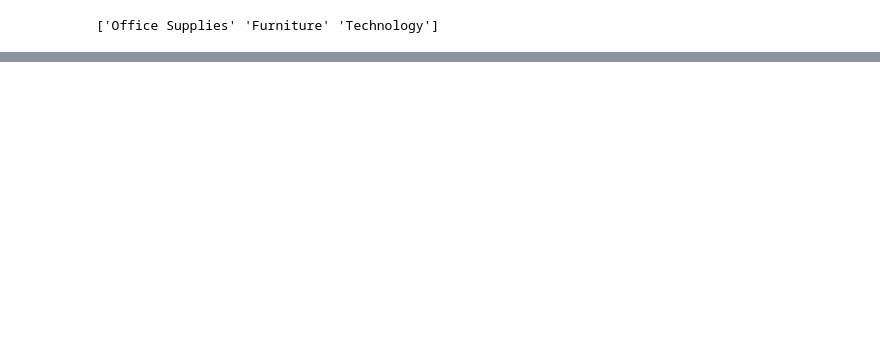
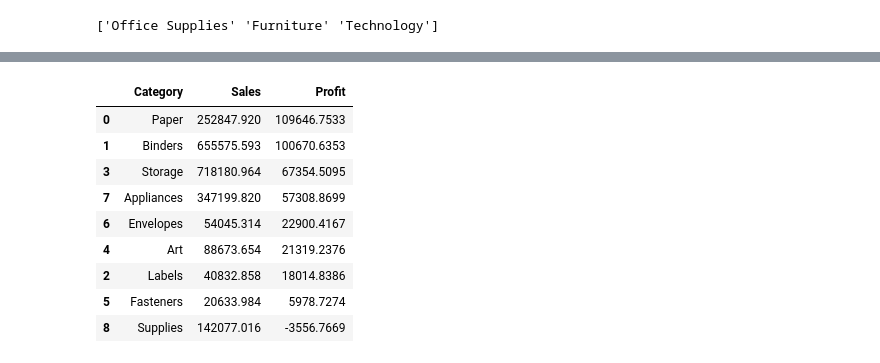
Before and after one commit to Abdullah-Bakhshov/overfitting_outlaws, a Jupyter notebook: SalesAndProfit.ipynb, the cells around one changed output, grey strips where cells are left out. Saved outputs shown, nothing was run; the diff lists cells and outputs as text; code cells hidden in the pictures; blank space fills up the shorter version.

```diff
--- a/SalesAndProfit.ipynb
+++ b/SalesAndProfit.ipynb
@@ -98,0 +104,35 @@ tech_df
+# %%
+# For sub category of Technology
+sub_cat_1 = cat_1["Sub-Category"].unique()
+all_sub_cats = []
+off_sales = []
+off_profits = []
+
+# Looping through sub cats of Technology
+for i in sub_cat_1:
+    temp = cat_1[cat_1["Sub-Category"] == i]
+    total_sales = temp["Sales"].sum()
+    off_sales.append(total_sales)
+
+    total_profit = temp["Profit"].sum()
+    off_profits.append(total_profit)
+
+# Creating a new table wth just sub categories of technology
+office_df = pd.DataFrame({
+    "Category": sub_cat_1,
+    "Sales":off_sales,
+    "Profit":off_profits
+})
+
+office_df.sort_values(by='Profit', ascending=False)
+# %% [output]
+|  | Category | Sales | Profit |
+| 0 | Paper | 252847.920 | 109646.7533 |
+| 1 | Binders | 655575.593 | 100670.6353 |
+| 3 | Storage | 718180.964 | 67354.5095 |
+| 7 | Appliances | 347199.820 | 57308.8699 |
+| 6 | Envelopes | 54045.314 | 22900.4167 |
+| 4 | Art | 88673.654 | 21319.2376 |
+| 2 | Labels | 40832.858 | 18014.8386 |
+| 5 | Fasteners | 20633.984 | 5978.7274 |
+| 8 | Supplies | 142077.016 | -3556.7669 |
```
Also changed, not shown: parts of 13 cells of this notebook.
